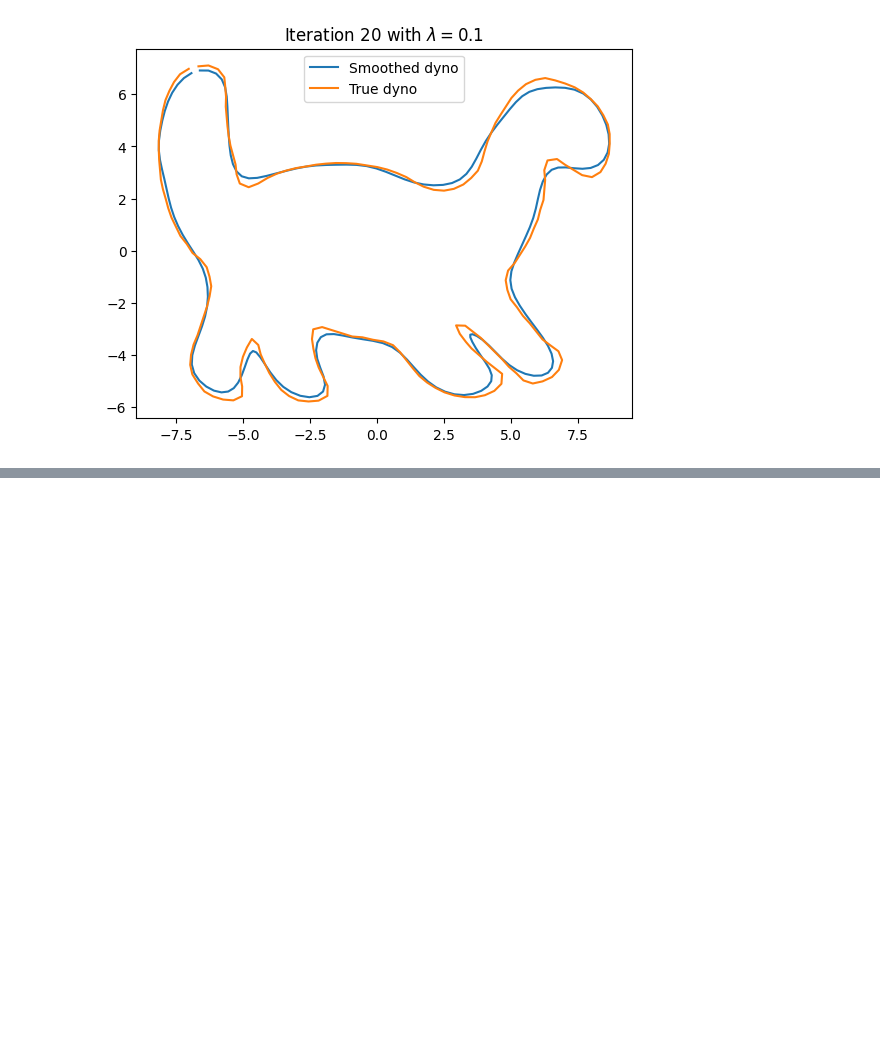
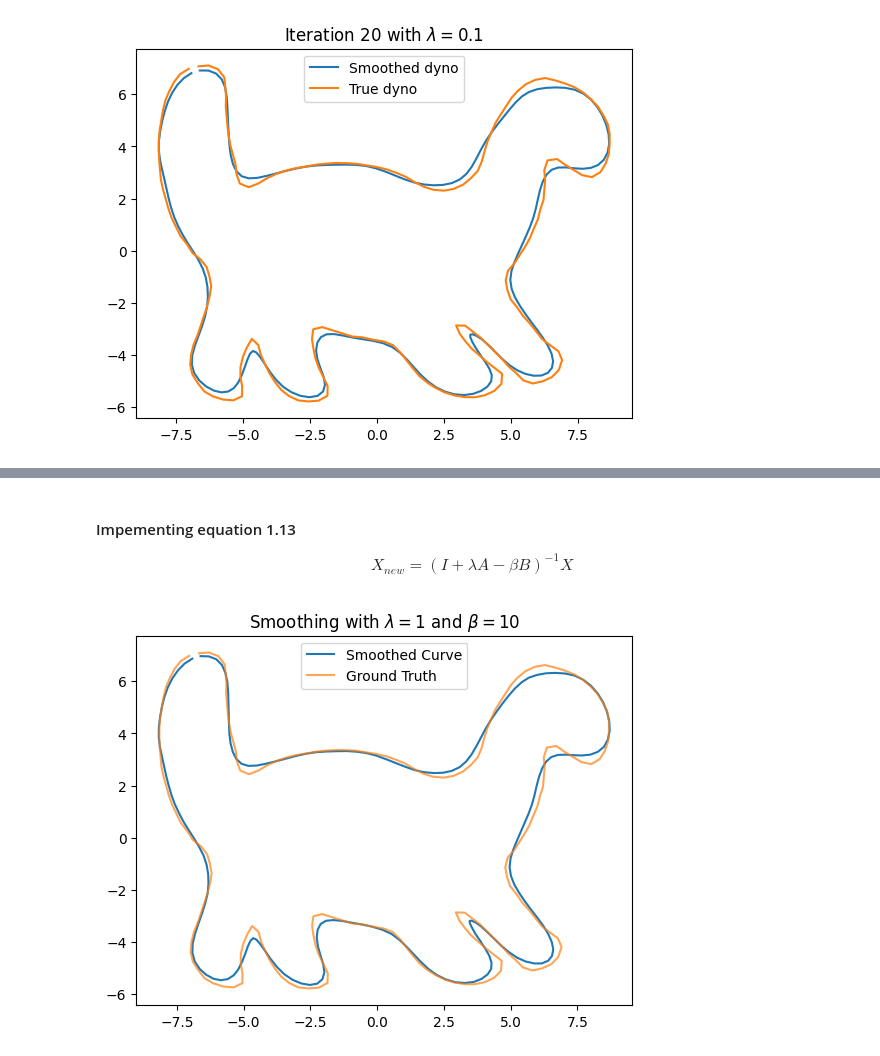
Before and after one commit to Cerlog/02506_Advanced_Image_Analysis_DTU, a Jupyter notebook: Chapter01/week_1_ex_3.ipynb, the cells around one changed output, grey strips where cells are left out. Saved outputs shown, nothing was run; the diff lists cells and outputs as text; code cells hidden in the pictures; blank space fills up the shorter version.

```diff
--- a/Chapter01/week_1_ex_3.ipynb
+++ b/Chapter01/week_1_ex_3.ipynb
@@ -177,0 +209,42 @@ Plotting the ground truth
+# %% [markdown]
+#### Impementing equation 1.13
+
+$$ X_{new} = (I + \lambda A - \beta B )^{-1} X $$
+# %%
+def smoothing_equation_1_13(data, LAMBDA=0.5, BETA=0.5, true_data=None):
+    # A matrix
+    N = data.shape[0]
+    A = np.zeros(N)
+    A[0] = -2
+    A[1] = 1
+    A[-1] = 1
+    A = circulant(L)
+
+    # B matrix
+    B = np.zeros(N)
+    B[0] = -6
+    B[1] = 4
+    B[2] = -1
+    B[-1] = 4
+    B[-2] = -1
+    B = circulant(B)
+
+    #print(B)
+
+    I = np.eye(N)
+    X_new = np.linalg.inv(I - LAMBDA * L - BETA * B) @ data
+
+    # Plot results
+    plt.figure()
+    plt.plot(X_new[:, 0], X_new[:, 1], '-', label="Smoothed Curve")
+
+    if true_data is not None:
+        plt.plot(true_data[:, 0], true_data[:, 1], '-', label="Ground Truth", alpha=0.7)
+
+    plt.title(rf"Smoothing with $\lambda={LAMBDA}$ and $\beta={BETA}$")
+    plt.legend()
+    plt.show()
+# %%
+smoothing_equation_1_13(data, LAMBDA=1, BETA=10, true_data=true_data)
+# %% [output]
+[figure, added]
```
Also changed, not shown: parts of 4 cells of this notebook.
